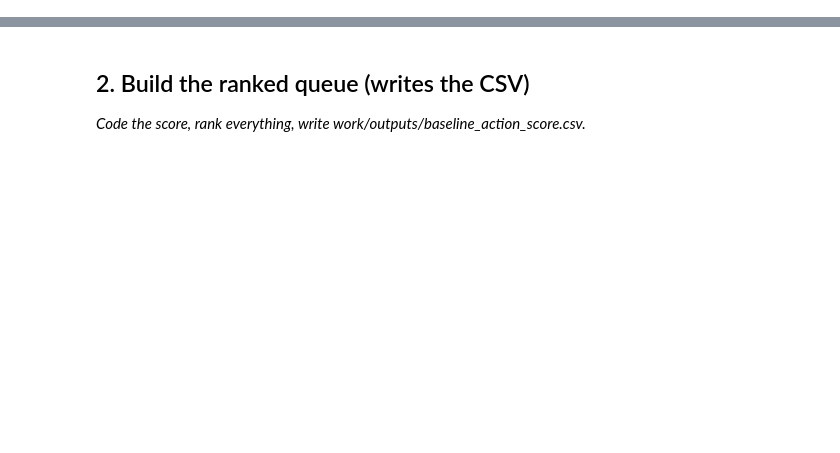
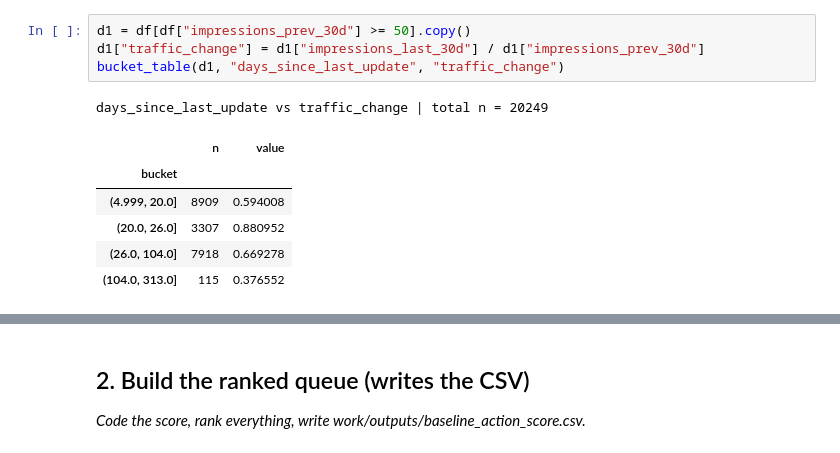
Before and after one commit to tabeeljohn2/flyrank-ml-internship, a Jupyter notebook: work/notebooks/w04_baseline_score.ipynb, the cells around one changed output, grey strips where cells are left out. Saved outputs shown, nothing was run; the diff lists cells and outputs as text; blank space fills up the shorter version.

```diff
--- a/work/notebooks/w04_baseline_score.ipynb
+++ b/work/notebooks/w04_baseline_score.ipynb
@@ -15,0 +55,12 @@ This skeleton is yours to fill. Work the sections **in order** — each one has
+# %%
+d1 = df[df["impressions_prev_30d"] >= 50].copy()
+d1["traffic_change"] = d1["impressions_last_30d"] / d1["impressions_prev_30d"]
+bucket_table(d1, "days_since_last_update", "traffic_change")
+# %% [output]
+days_since_last_update vs traffic_change | total n = 20249
+|  | n | value |
+| bucket |  |  |
+| (4.999, 20.0] | 8909 | 0.594008 |
+| (20.0, 26.0] | 3307 | 0.880952 |
+| (26.0, 104.0] | 7918 | 0.669278 |
+| (104.0, 313.0] | 115 | 0.376552 |
```
Also changed, not shown: parts of 21 cells of this notebook.
